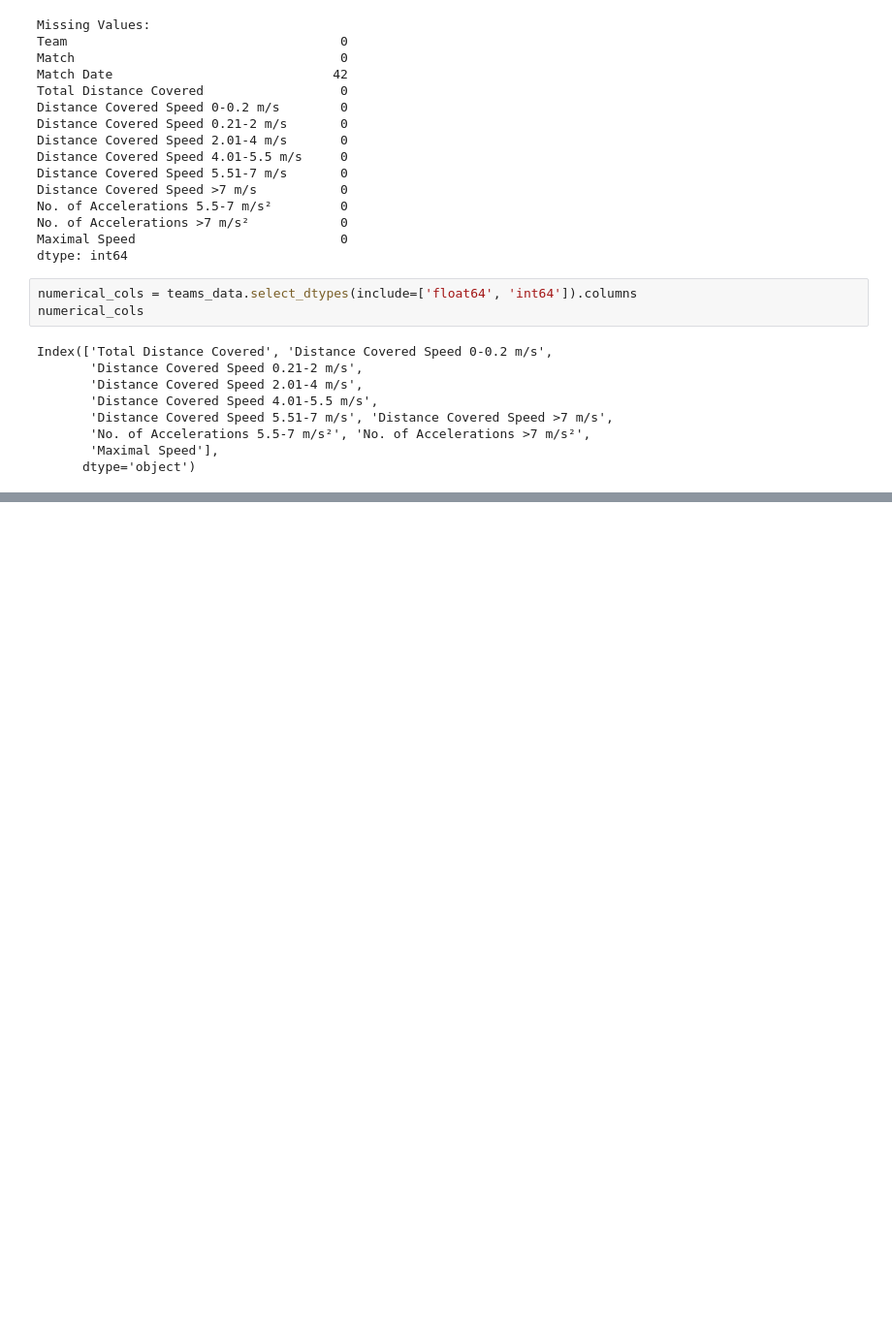
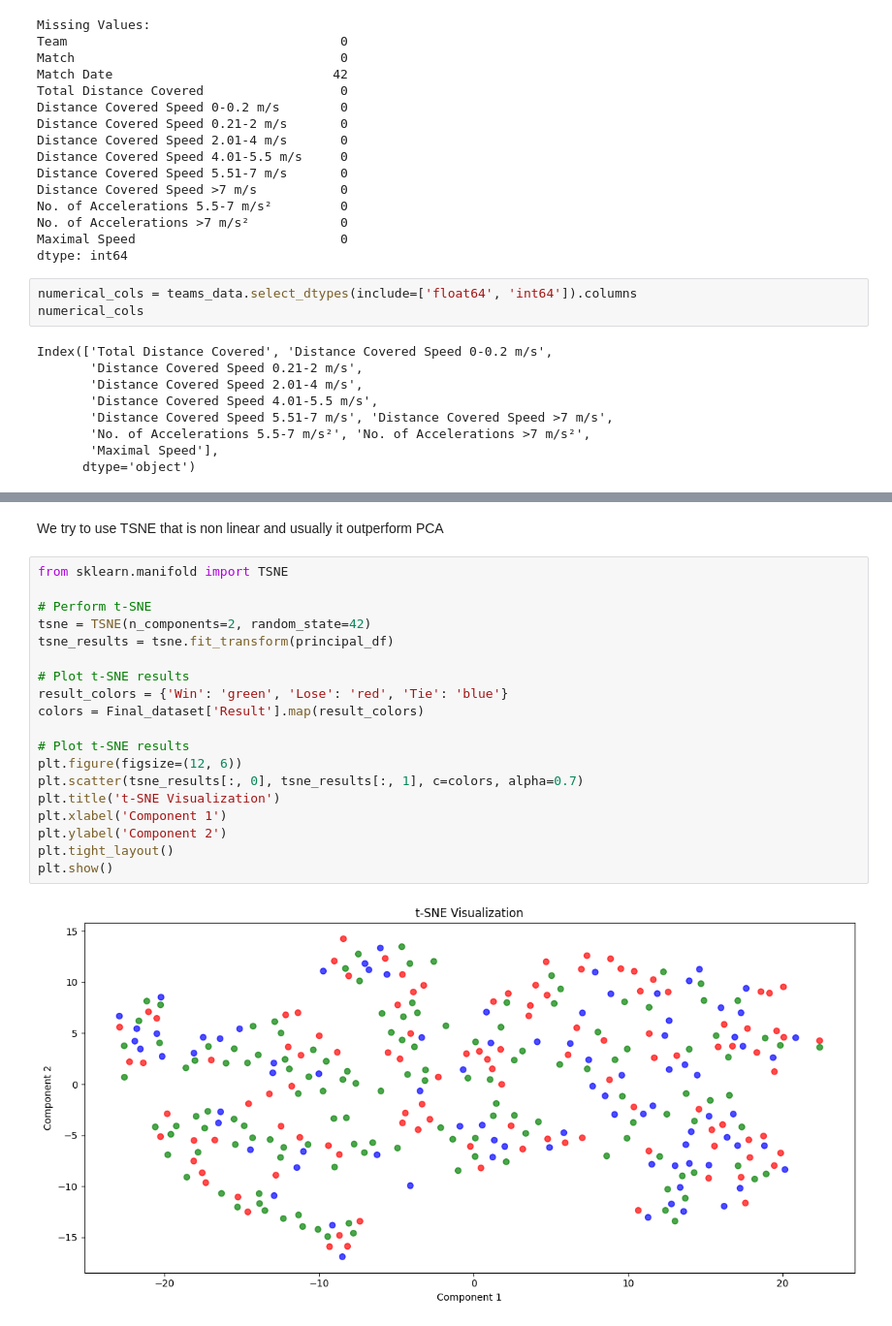
Before and after one commit to emanueleiacca/Predict-LeagueTable-TurkishLeague, a Jupyter notebook: EDA.ipynb, the cells around one changed output, grey strips where cells are left out. Shown at 97% size. Drawn from its saved outputs; the diff is of its cells as text; blank space fills up the shorter version.

```diff
--- a/EDA.ipynb
+++ b/EDA.ipynb
@@ -356,0 +428,23 @@ More than 20 figures have been opened. Figures created through the pyplot interf
+# %% [markdown]
+We try to use TSNE that is non linear and usually it outperform PCA
+# %%
+from sklearn.manifold import TSNE
+
+# Perform t-SNE
+tsne = TSNE(n_components=2, random_state=42)
+tsne_results = tsne.fit_transform(principal_df)
+
+# Plot t-SNE results
+result_colors = {'Win': 'green', 'Lose': 'red', 'Tie': 'blue'}
+colors = Final_dataset['Result'].map(result_colors)
+
+# Plot t-SNE results
+plt.figure(figsize=(12, 6))
+plt.scatter(tsne_results[:, 0], tsne_results[:, 1], c=colors, alpha=0.7)
+plt.title('t-SNE Visualization')
+plt.xlabel('Component 1')
+plt.ylabel('Component 2')
+plt.tight_layout()
+plt.show()
+# %% [output]
+[figure, added]
```
Also changed, not shown: parts of 29 cells of this notebook, 1 other file.
